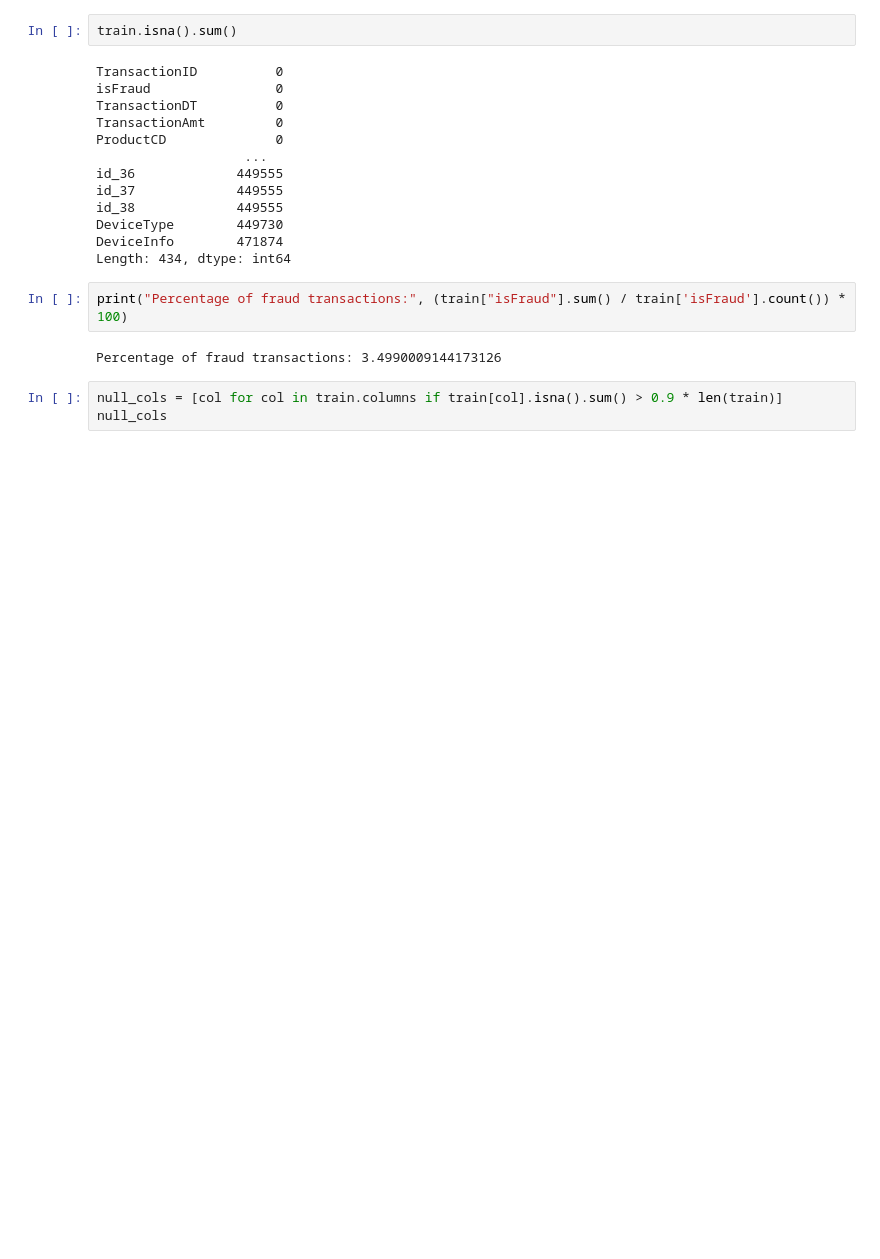
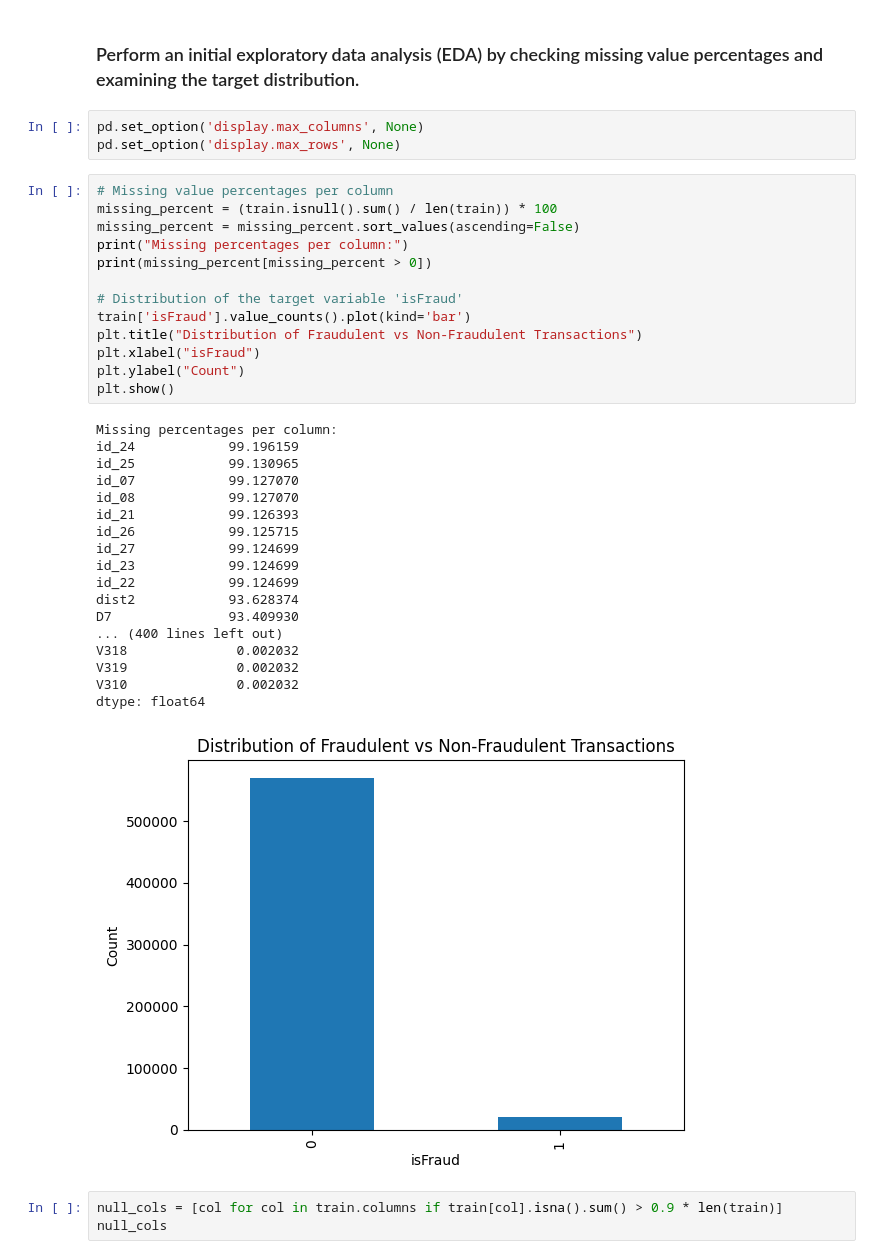
Before and after one commit to poinka/FraudDetection, a Jupyter notebook: main.ipynb, the cells around one changed output. Saved outputs shown, nothing was run; the diff lists cells and outputs as text; blank space fills up the shorter version.

```diff
--- a/main.ipynb
+++ b/main.ipynb
@@ -21,22 +33,40 @@ Columns in merged training set: 434
-# %%
-train.isna().sum()
-# %% [output]
-TransactionID          0
-isFraud                0
-TransactionDT          0
-TransactionAmt         0
-ProductCD              0
-                   ...
-id_36             449555
-id_37             449555
-id_38             449555
-DeviceType        449730
-DeviceInfo        471874
-Length: 434, dtype: int64
-# %%
-print("Percentage of fraud transactions:", (train["isFraud"].sum() / train['isFraud'].count()) * 100)
-# %% [output]
-Percentage of fraud transactions: 3.4990009144173126
+# %% [markdown]
+### Perform an initial exploratory data analysis (EDA) by checking missing value percentages and examining the target distribution.
+# %%
+pd.set_option('display.max_columns', None)
+pd.set_option('display.max_rows', None)
+# %%
+# Missing value percentages per column
+missing_percent = (train.isnull().sum() / len(train)) * 100
+missing_percent = missing_percent.sort_values(ascending=False)
+print("Missing percentages per column:")
+print(missing_percent[missing_percent > 0])
+
+# Distribution of the target variable 'isFraud'
+train['isFraud'].value_counts().plot(kind='bar')
+plt.title("Distribution of Fraudulent vs Non-Fraudulent Transactions")
+plt.xlabel("isFraud")
+plt.ylabel("Count")
+plt.show()
+# %% [output]
+Missing percentages per column:
+id_24            99.196159
+id_25            99.130965
+id_07            99.127070
+id_08            99.127070
+id_21            99.126393
+id_26            99.125715
+id_27            99.124699
+id_23            99.124699
+id_22            99.124699
+dist2            93.628374
+D7               93.409930
+... (400 lines left out)
+V318              0.002032
+V319              0.002032
+V310              0.002032
+dtype: float64
+[figure, added]
 # %%
 null_cols = [col for col in train.columns if train[col].isna().sum() > 0.9 * len(train)]
 null_cols
```
Also changed, not shown: parts of 22 cells of this notebook.
